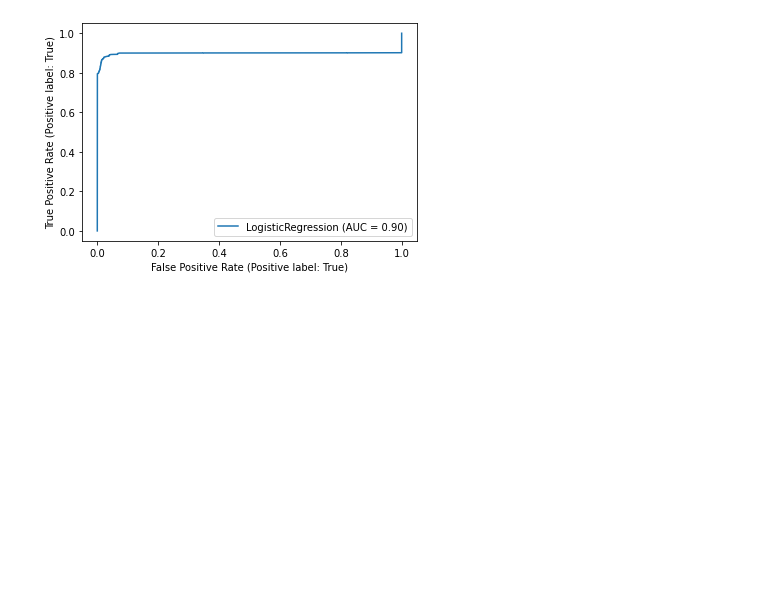
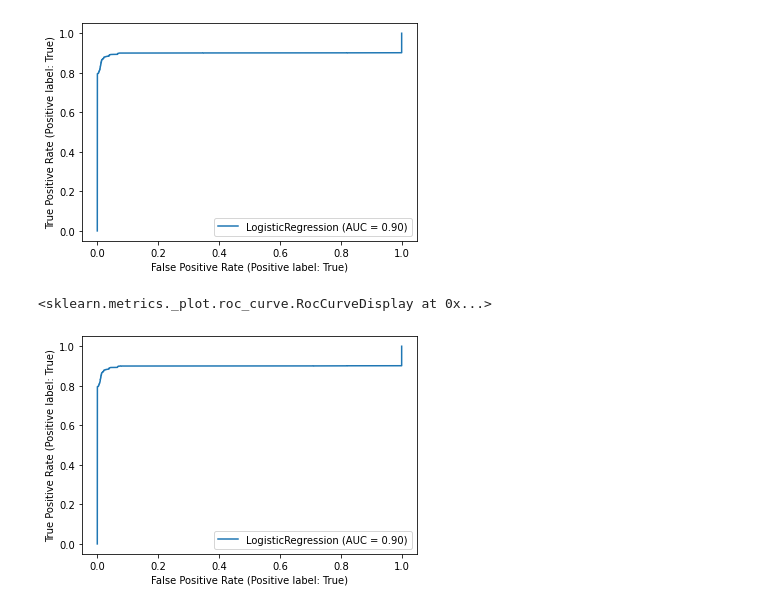
Before and after one commit to JIElite/Taiwan-house-pricing, a Jupyter notebook: notebook/Adversarial_Validation_on_Future_Price_Data.ipynb, the cells around one changed output. Drawn from its saved outputs; the diff is of its cells as text; code cells hidden in the pictures; blank space fills up the shorter version.

Commit message:
Remove the 'Month' column to verify adversarial validation

```diff
--- a/notebook/Adversarial_Validation_on_Future_Price_Data.ipynb
+++ b/notebook/Adversarial_Validation_on_Future_Price_Data.ipynb
@@ -127,7 +127,7 @@ df = pd.read_csv('../merged_data/clean_data_future_train.csv')
 # %%
 df.loc[df['Month'] > 202111, 'target'] = 0
 df.loc[df['Month'] <= 202110, 'target'] = 1
-df['val'] = df['val'].astype('bool_')
+df['target'] = df['target'].astype('bool_')
 df = clean_and_drop(df)
 # %%
 df = df.sample(frac=1)
@@ -148,3 +148,13 @@ RocCurveDisplay.from_estimator(model, X, y)
 # %% [output]
 <sklearn.metrics._plot.roc_curve.RocCurveDisplay at 0x...>
 [figure]
+# %%
+df = df.drop(columns=['Month'])
+X = df.drop(columns=['target'])
+y = df['target']
+model = LogisticRegression(penalty='l2')
+model.fit(X, y)
+RocCurveDisplay.from_estimator(model, X, y)
+# %% [output]
+<sklearn.metrics._plot.roc_curve.RocCurveDisplay at 0x...>
+[figure, added]
```
